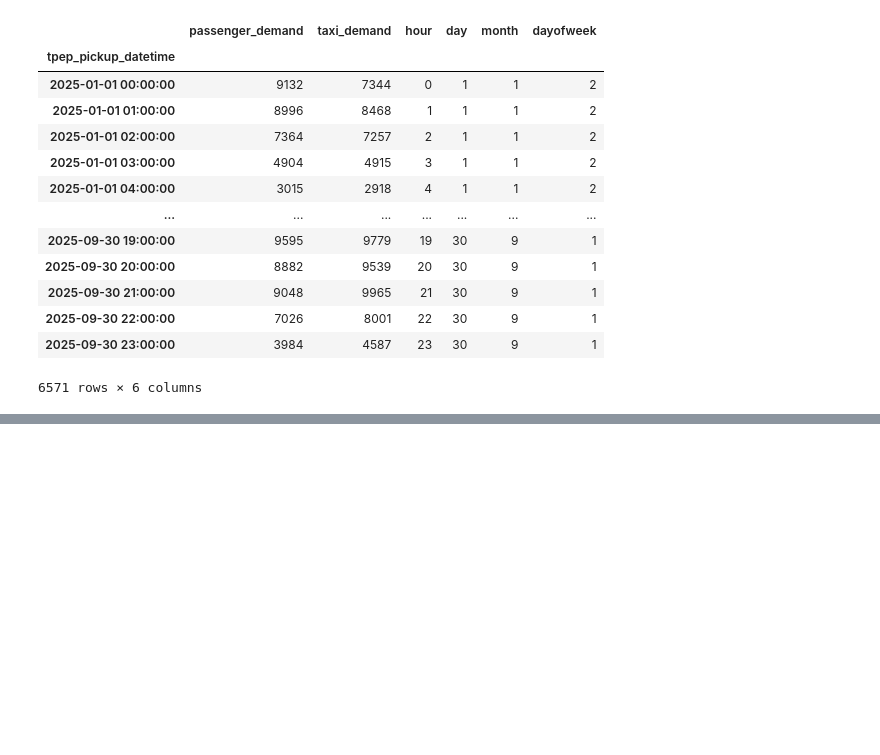
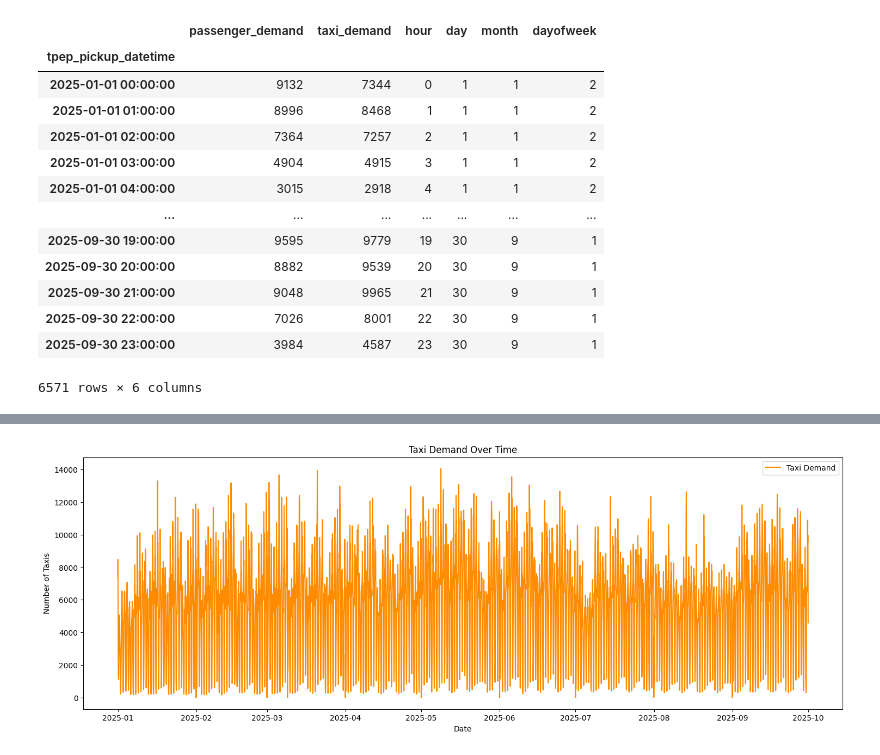
Before and after one commit to Rasel1435/yellow-taxi-demand-analysis, a Jupyter notebook: 1_Data_Preprocess/a_EDA/b_TimeSeriesAnalysis.ipynb, the cells around one changed output, grey strips where cells are left out. Drawn from its saved outputs; the diff is of its cells as text; code cells hidden in the pictures; blank space fills up the shorter version.

```diff
--- a/1_Data_Preprocess/a_EDA/b_TimeSeriesAnalysis.ipynb
+++ b/1_Data_Preprocess/a_EDA/b_TimeSeriesAnalysis.ipynb
@@ -121,0 +144,10 @@ add_timed_features(data)
+# %%
+plt.figure(figsize=(18, 6))
+plt.plot(data['taxi_demand'], label='Taxi Demand', color='darkorange')
+plt.title('Taxi Demand Over Time')
+plt.xlabel('Date')
+plt.ylabel('Number of Taxis')
+plt.legend()
+plt.show()
+# %% [output]
+[figure, added]
```
Also changed, not shown: parts of 26 cells of this notebook.
